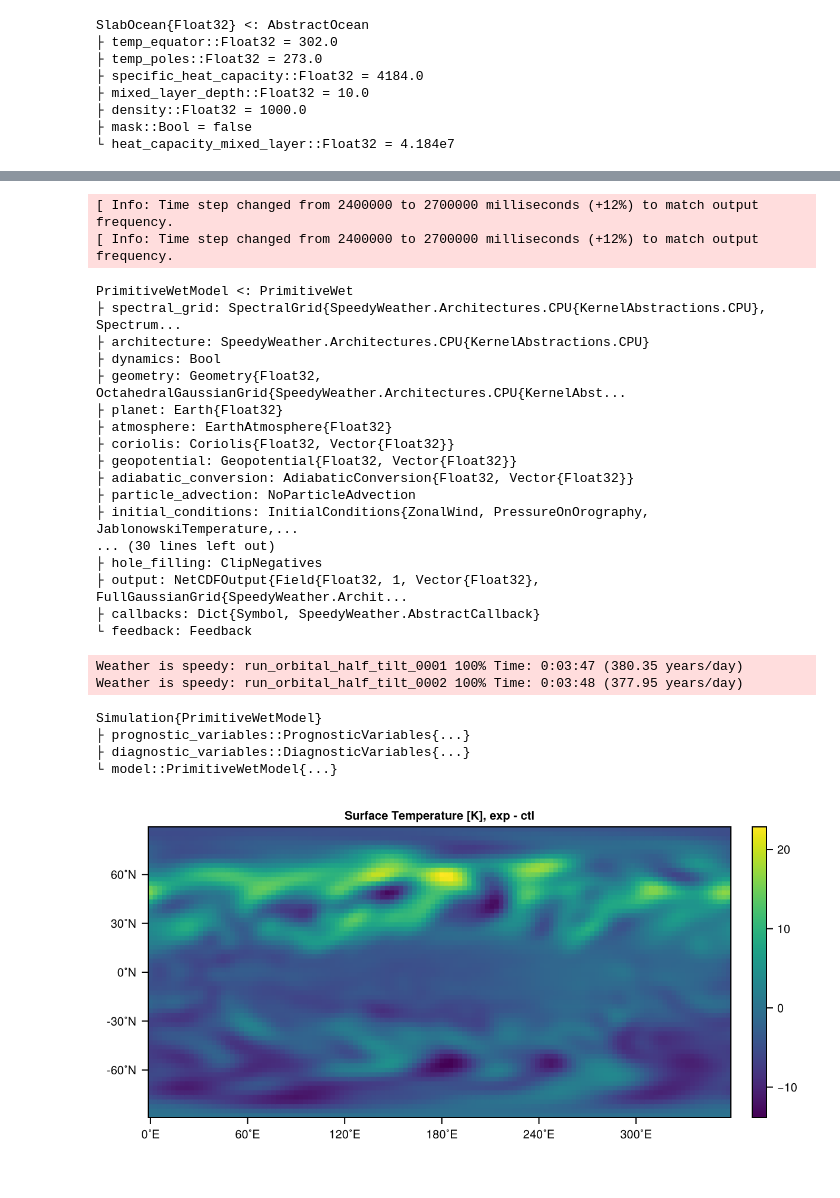
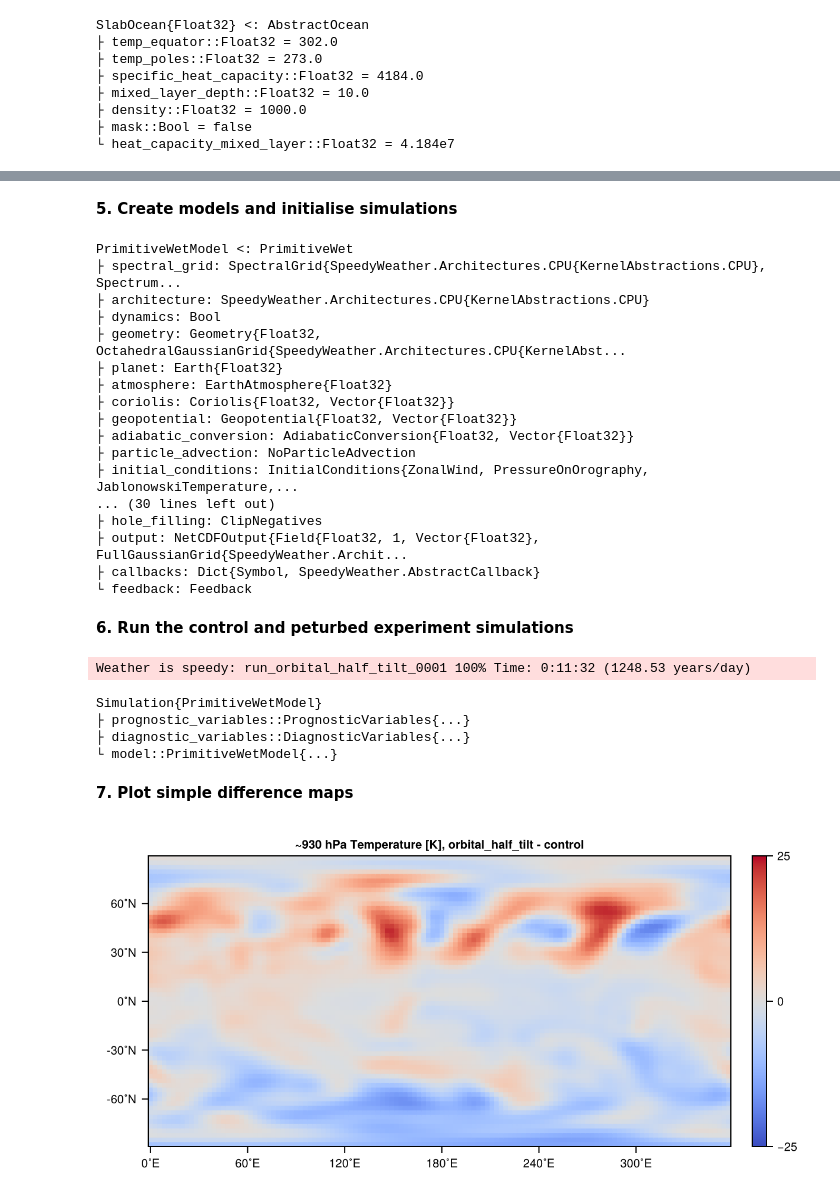
Before and after one commit to SpeedyWeather/NCAS_CMSS_2025, a Jupyter notebook: Pre-Defined_Experiments/SpeedyWeather_orbital_experiment.ipynb, the cells around one changed output, grey strips where cells are left out. Saved outputs shown, nothing was run; the diff lists cells and outputs as text; code cells hidden in the pictures.

```diff
--- a/Pre-Defined_Experiments/SpeedyWeather_orbital_experiment.ipynb
+++ b/Pre-Defined_Experiments/SpeedyWeather_orbital_experiment.ipynb
@@ -34,0 +79,7 @@ NetCDFOutput{Field{Float32, 1, Vector{Float32}, FullGaussianGrid{SpeedyWeather.A
+# %%
+output_ctl = NetCDFOutput(spectral_grid, PrimitiveWetModel, path="/Users/bakera/Desktop/output/", id="control", output_dt=Month(1))
+add!(output_ctl, SpeedyWeather.AllOutputVariables()...)
+#add!(output_ctl, SpeedyWeather.TemperatureOutput(), SpeedyWeather.LargeScalePrecipitationOutput(), SpeedyWeather.ConvectivePrecipitationOutput(), SpeedyWeather.DivergenceOutput(), SpeedyWeather.SurfaceFluxesOutput()..., SpeedyWeather.RadiationOutput()..., SpeedyWeather.SoilTemperatureOutput())
+output_exp = NetCDFOutput(spectral_grid, PrimitiveWetModel, path="/Users/bakera/Desktop/output/", id=experiment_name, output_dt=Month(1))
+add!(output_exp, SpeedyWeather.AllOutputVariables()...)
+#add!(output_exp, SpeedyWeather.TemperatureOutput(), SpeedyWeather.LargeScalePrecipitationOutput(), SpeedyWeather.ConvectivePrecipitationOutput(), SpeedyWeather.DivergenceOutput(), SpeedyWeather.SurfaceFluxesOutput()..., SpeedyWeather.RadiationOutput()..., SpeedyWeather.SoilTemperatureOutput())
@@ -50,10 +122,10 @@ SlabOcean{Float32} <: AbstractOcean
 # %%
-# 3. Make parameterisation choices, set timestepping, apply fixes
 large_scale_condensation = ImplicitCondensation(spectral_grid)
 convection = SimplifiedBettsMiller(spectral_grid)
 
-time_stepping = Leapfrog(spectral_grid, Δt_at_T31=Minute(40))  # CPL this is the standard time step
+time_stepping_ctl = Leapfrog(spectral_grid, Δt_at_T31=Minute(40))  # CPL this is the standard time step
+time_stepping_exp = Leapfrog(spectral_grid, Δt_at_T31=Minute(timestep))
 
-albedo = Albedo(GlobalConstantAlbedo(spectral_grid, albedo=0.06), AlbedoClimatology(spectral_grid))  # Try to fix ocean albedo
-set!(albedo.land, (λ, φ) -> 0., add=true)
+albedo = Albedo(GlobalConstantAlbedo(spectral_grid, albedo=0.06), AlbedoClimatology(spectral_grid))  # fix ocean albedo
+#set!(albedo.land, (λ, φ) -> 0., add=true)  # set albedo offset for diffuse radiation
 # %% [output]
@@ -77,4 +134,0 @@ set!(albedo.land, (λ, φ) -> 0., add=true)
-# %%
-# 4. Modify orbital parameter (e.g., halve axial tilt or halve rotation and double length of day)
-earth = Earth(spectral_grid,axial_tilt=11.7f0) # unit is degrees
-#earth = Earth(spectral_grid,rotation=3.645f-5,length_of_day=127800.0f0) # units are rad/s and s, respectively
@@ -92,48 +135,48 @@ Earth{Float32} <: SpeedyWeather.AbstractPlanet
+# %% [markdown]
+**5. Create models and initialise simulations**
 # %%
-# 5. Create models and initialise simulations
-model_ctl = PrimitiveWetModel(spectral_grid; land, ocean, large_scale_condensation, convection, output=output)
-model_exp = PrimitiveWetModel(spectral_grid; land, ocean, large_scale_condensation, convection, planet=earth, output=output)
+model_ctl = PrimitiveWetModel(spectral_grid; land, ocean, large_scale_condensation, convection, time_stepping=time_stepping_ctl, output=output_ctl)
+model_exp = PrimitiveWetModel(spectral_grid; land, ocean, large_scale_condensation, convection, time_stepping=time_stepping_exp, planet=earth, output=output_exp)
 
 simulation_ctl = initialize!(model_ctl)
 simulation_exp = initialize!(model_exp)
 
 model_exp
 # %% [output]
-[ Info: Time step changed from 2400000 to 2700000 milliseconds (+12%) to match output frequency.
-[ Info: Time step changed from 2400000 to 2700000 milliseconds (+12%) to match output frequency.
+PrimitiveWetModel <: PrimitiveWet
+├ spectral_grid: SpectralGrid{SpeedyWeather.Architectures.CPU{KernelAbstractions.CPU}, Spectrum...
+├ architecture: SpeedyWeather.Architectures.CPU{KernelAbstractions.CPU}
+├ dynamics: Bool
+├ geometry: Geometry{Float32, OctahedralGaussianGrid{SpeedyWeather.Architectures.CPU{KernelAbst...
+├ planet: Earth{Float32}
+├ atmosphere: EarthAtmosphere{Float32}
+├ coriolis: Coriolis{Float32, Vector{Float32}}
+├ geopotential: Geopotential{Float32, Vector{Float32}}
+├ adiabatic_conversion: AdiabaticConversion{Float32, Vector{Float32}}
+├ particle_advection: NoParticleAdvection
+├ initial_conditions: InitialConditions{ZonalWind, PressureOnOrography, JablonowskiTemperature,...
+... (30 lines left out)
+├ hole_filling: ClipNegatives
+├ output: NetCDFOutput{Field{Float32, 1, Vector{Float32}, FullGaussianGrid{SpeedyWeather.Archit...
+├ callbacks: Dict{Symbol, SpeedyWeather.AbstractCallback}
+└ feedback: Feedback
-PrimitiveWetModel <: PrimitiveWet
-├ spectral_grid: SpectralGrid{SpeedyWeather.Architectures.CPU{KernelAbstractions.CPU}, Spectrum...
-├ architecture: SpeedyWeather.Architectures.CPU{KernelAbstractions.CPU}
-├ dynamics: Bool
-├ geometry: Geometry{Float32, OctahedralGaussianGrid{SpeedyWeather.Architectures.CPU{KernelAbst...
-├ planet: Earth{Float32}
-├ atmosphere: EarthAtmosphere{Float32}
-├ coriolis: Coriolis{Float32, Vector{Float32}}
-├ geopotential: Geopotential{Float32, Vector{Float32}}
-├ adiabatic_conversion: AdiabaticConversion{Float32, Vector{Float32}}
-├ particle_advection: NoParticleAdvection
-├ initial_conditions: InitialConditions{ZonalWind, PressureOnOrography, JablonowskiTemperature,...
-... (30 lines left out)
-├ hole_filling: ClipNegatives
-├ output: NetCDFOutput{Field{Float32, 1, Vector{Float32}, FullGaussianGrid{SpeedyWeather.Archit...
-├ callbacks: Dict{Symbol, SpeedyWeather.AbstractCallback}
-└ feedback: Feedback
+# %% [markdown]
+**6. Run the control and peturbed experiment simulations**
 # %%
-# 6. Run the simulation
-run!(simulation_ctl, period=Day(365),output=true)
-run!(simulation_exp, period=Day(365),output=true)
+run!(simulation_ctl, period=Year(duration_yr), output=true)
+run!(simulation_exp, period=Year(duration_yr), output=true)
 # %% [output]
-Weather is speedy: run_orbital_half_tilt_0001 100% Time: 0:03:47 (380.35 years/day)
-Weather is speedy: run_orbital_half_tilt_0002 100% Time: 0:03:48 (377.95 years/day)
+Weather is speedy: run_orbital_half_tilt_0001 100% Time: 0:11:32 (1248.53 years/day)
 Simulation{PrimitiveWetModel}
 ├ prognostic_variables::PrognosticVariables{...}
 ├ diagnostic_variables::DiagnosticVariables{...}
 └ model::PrimitiveWetModel{...}
+# %% [markdown]
+**7. Plot simple difference maps**
 # %%
-# 7. Simple difference plots
 T = simulation_exp.diagnostic_variables.grid.temp_grid[:, end] - simulation_ctl.diagnostic_variables.grid.temp_grid[:, end]
-heatmap(T, title="Surface Temperature [K], exp - ctl")
+heatmap(T, colorrange=(-25,25), colormap = "coolwarm", title="~930 hPa Temperature [K], "*experiment_name*" - control")
 # %% [output]
-[figure, old version]
+[figure, new version]
 # %%
 P = simulation_exp.diagnostic_variables.physics.precip_large_scale - simulation_ctl.diagnostic_variables.physics.precip_large_scale
```
Also changed, not shown: parts of 26 cells of this notebook.
